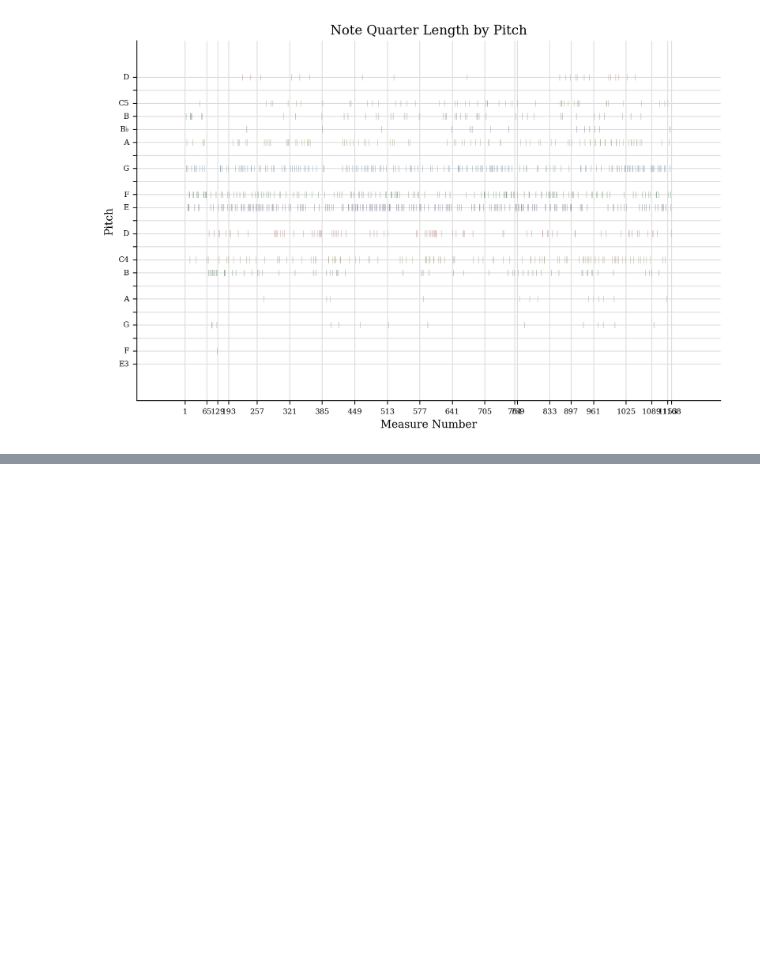
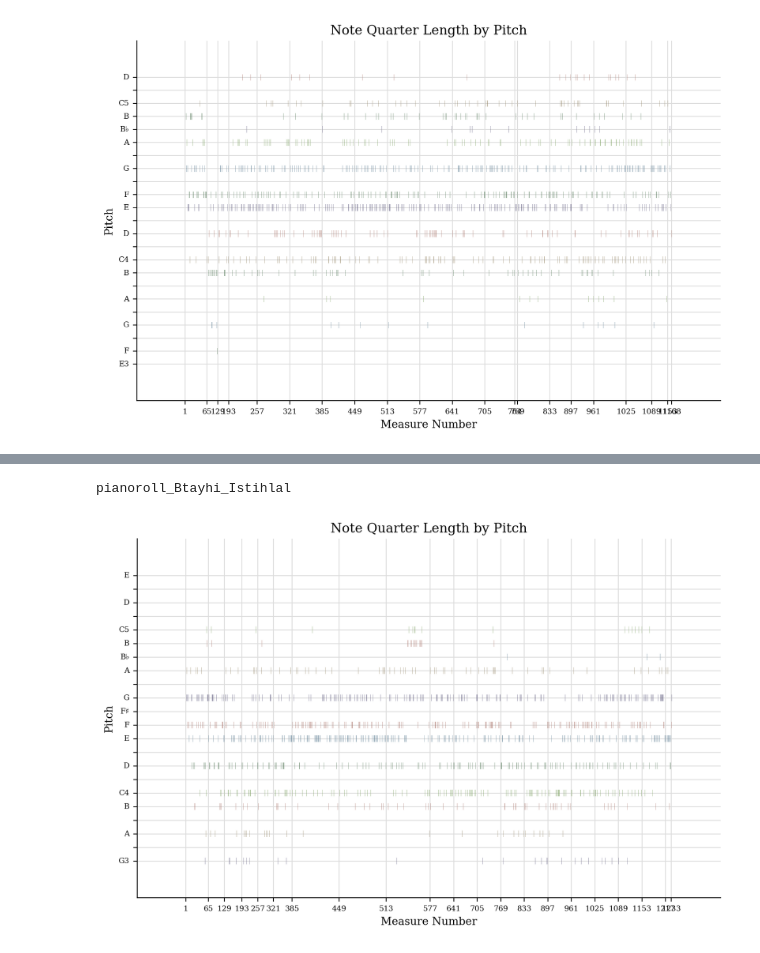
Before and after one commit to abhishekneerr/AMPLab, a Jupyter notebook: ethnonmusicology/Nawab_melodic_similarities.ipynb, the cells around one changed output, grey strips where cells are left out. Cells and saved outputs as stored; diff of their text form; code cells hidden in the pictures; blank space fills up the shorter version.

```diff
--- a/ethnonmusicology/Nawab_melodic_similarities.ipynb
+++ b/ethnonmusicology/Nawab_melodic_similarities.ipynb
@@ -464,0 +488,6 @@ short_plot_pianoroll = s.plot('pianoroll')
+# %%
+print("pianoroll_Btayhi_Istihlal")
+pianoroll_Btayhi_Istihlal = s2.plot('pianoroll')
+# %% [output]
+pianoroll_Btayhi_Istihlal
+[figure, added]
```
Also changed, not shown: parts of 9 cells of this notebook, 6 other files.
